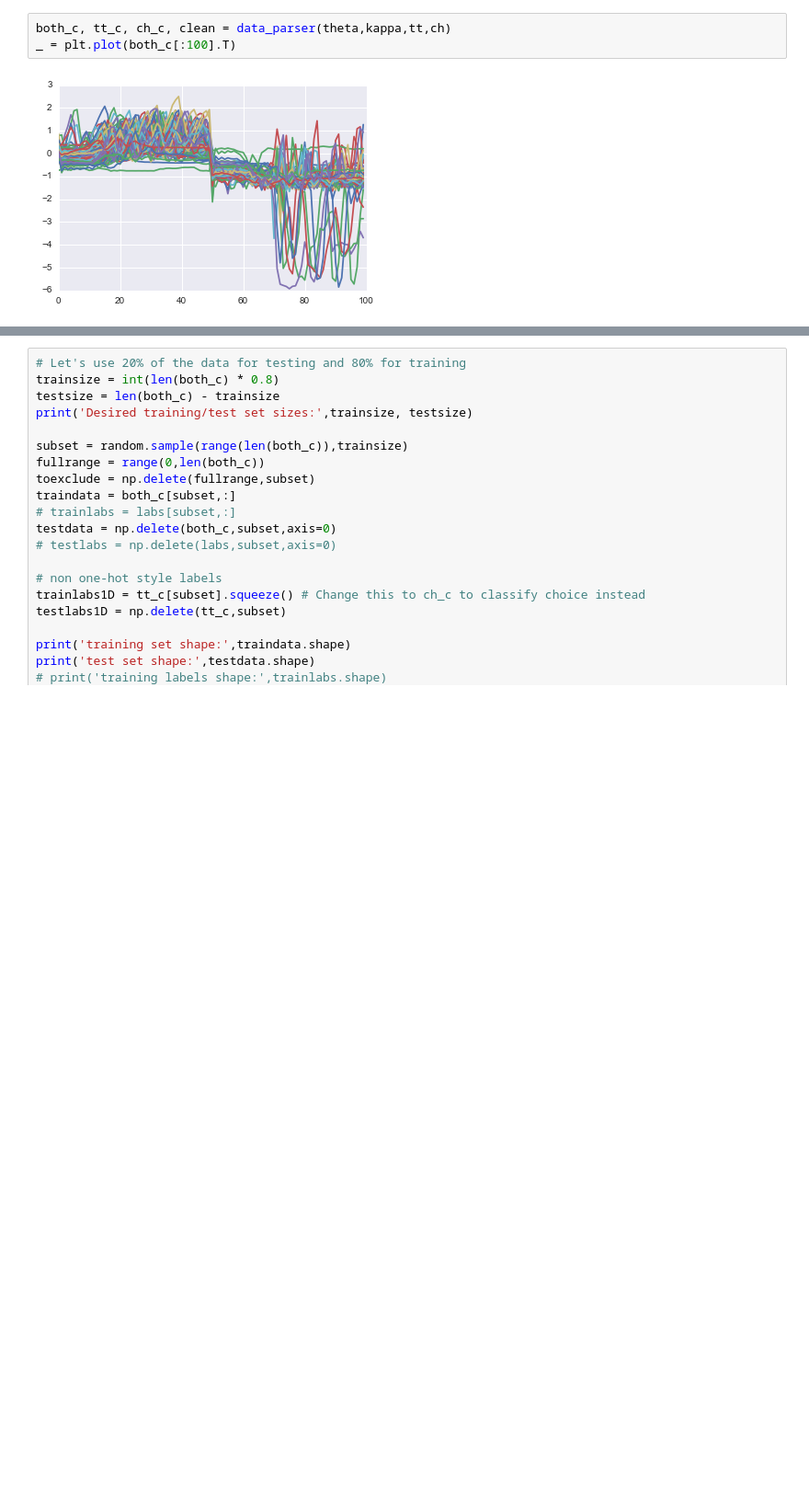
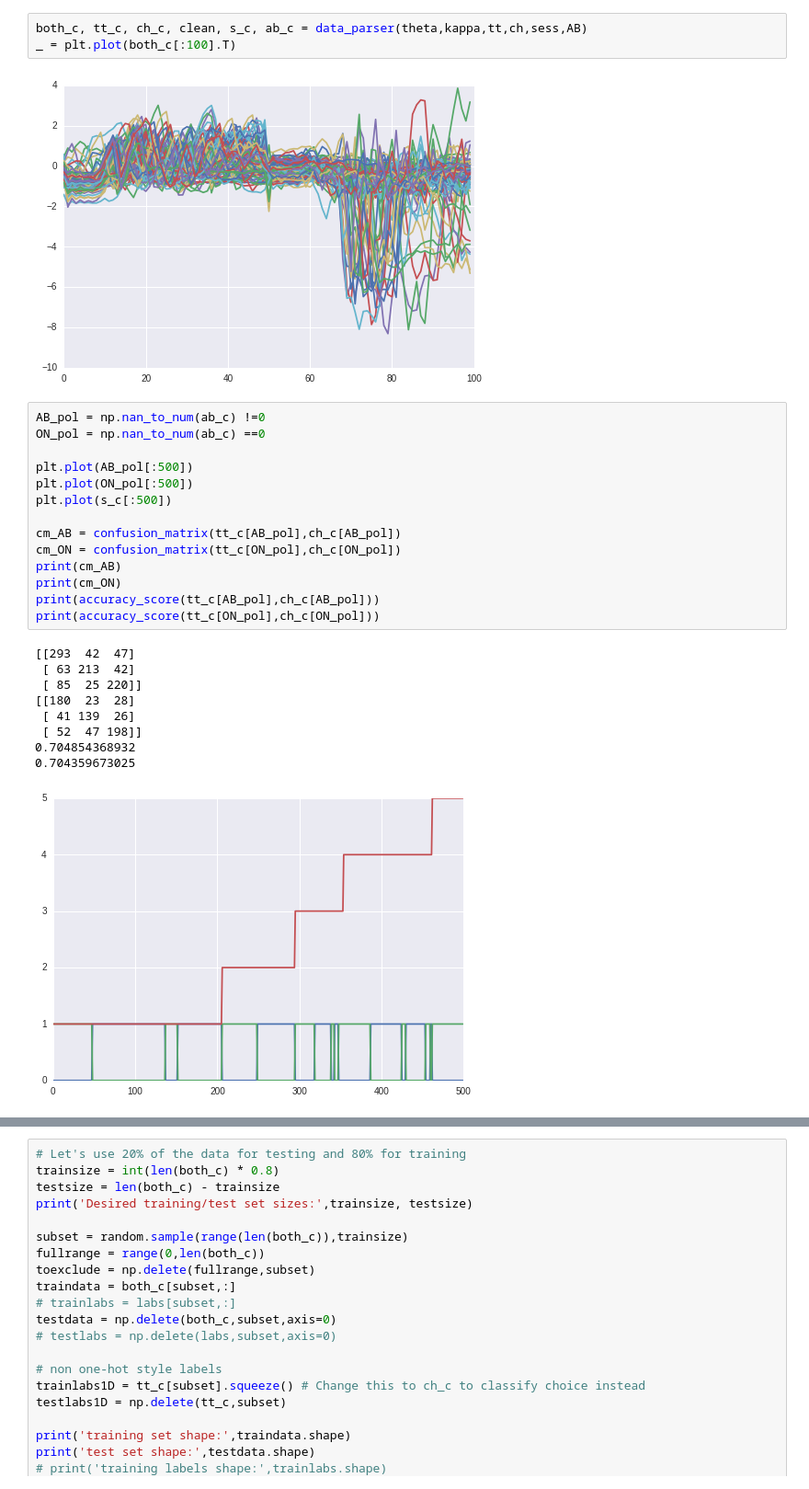
Before and after one commit to mathewzilla/whiskfree, a Jupyter notebook: tf/AB_only_simple.ipynb, the cells around one changed output, grey strips where cells are left out. Shown at 92% size. Cells and saved outputs as stored; diff of their text form; blank space fills up the shorter version.

```diff
--- a/tf/3_class_simplemodels.ipynb
+++ b/tf/AB_only_simple.ipynb
@@ -70,5 +97,29 @@ _ = ax[1].plot(kappa[:100].T)
 # %%
-both_c, tt_c, ch_c, clean = data_parser(theta,kappa,tt,ch)
+both_c, tt_c, ch_c, clean, s_c, ab_c = data_parser(theta,kappa,tt,ch,sess,AB)
 _ = plt.plot(both_c[:100].T)
 # %% [output]
-[figure, old version]
+[figure, new version]
+# %%
+AB_pol = np.nan_to_num(ab_c) !=0
+ON_pol = np.nan_to_num(ab_c) ==0
+
+plt.plot(AB_pol[:500])
+plt.plot(ON_pol[:500])
+plt.plot(s_c[:500])
+
+cm_AB = confusion_matrix(tt_c[AB_pol],ch_c[AB_pol])
+cm_ON = confusion_matrix(tt_c[ON_pol],ch_c[ON_pol])
+print(cm_AB)
+print(cm_ON)
+print(accuracy_score(tt_c[AB_pol],ch_c[AB_pol]))
+print(accuracy_score(tt_c[ON_pol],ch_c[ON_pol]))
+# %% [output]
+[[293  42  47]
+ [ 63 213  42]
+ [ 85  25 220]]
+[[180  23  28]
+ [ 41 139  26]
+ [ 52  47 198]]
+0.704854368932
+0.704359673025
+[figure, added]
```
Also changed, not shown: parts of 12 cells of this notebook, 1 other file.
